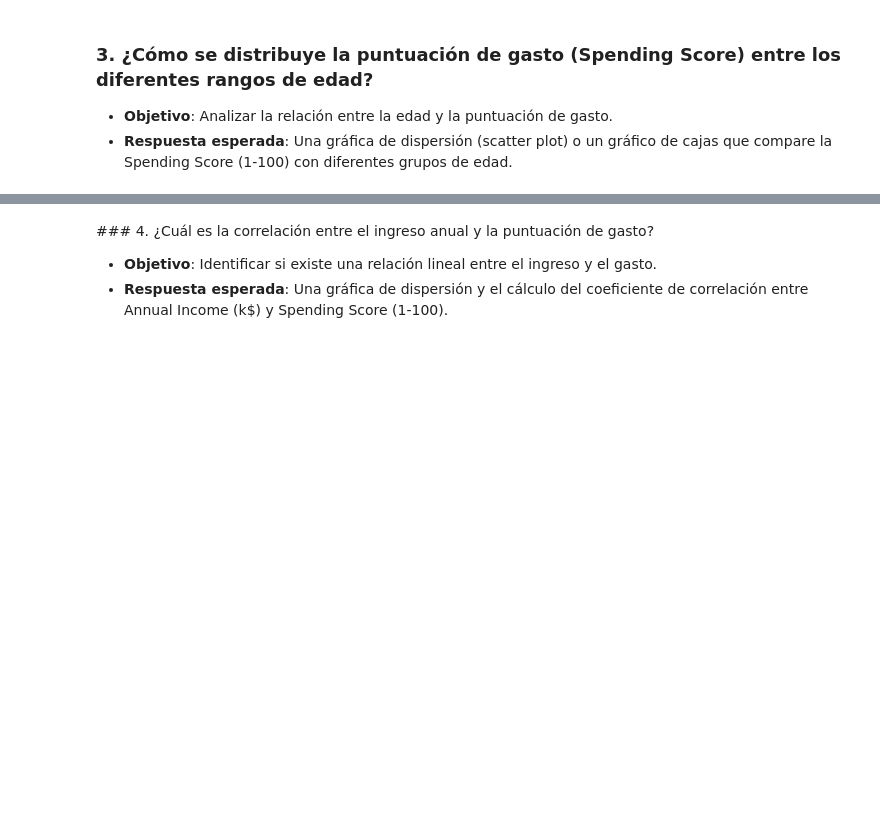
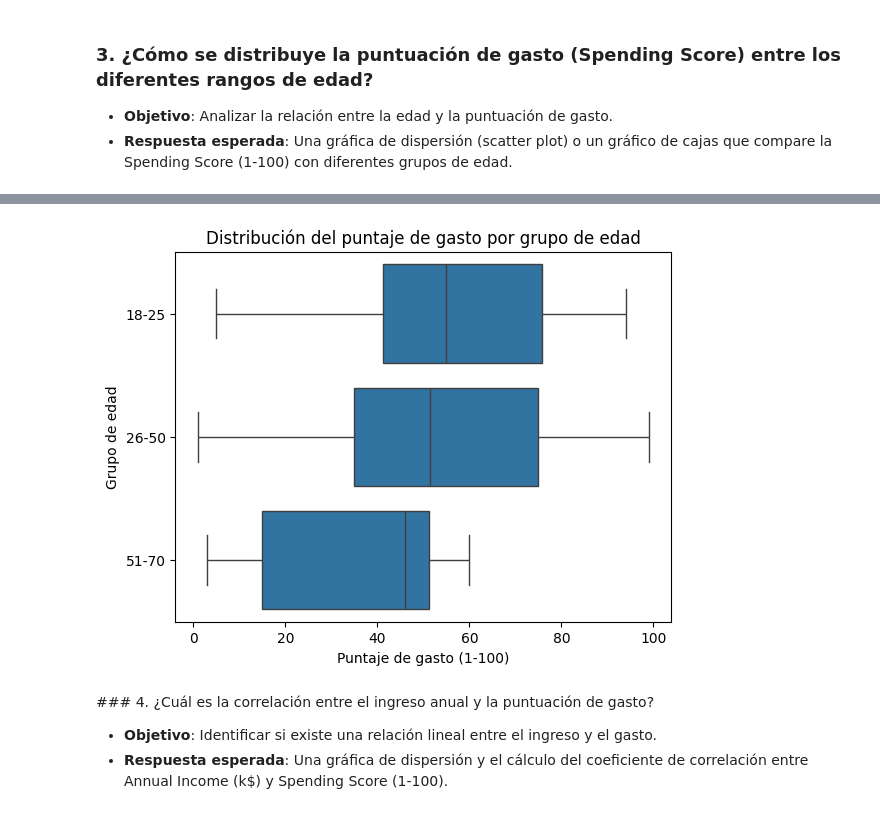
Before and after one commit to alfredo2501198/aprendizaje_no_supervizado, a Jupyter notebook: 1_EDA.ipynb, the cells around one changed output, grey strips where cells are left out. Saved outputs shown, nothing was run; the diff lists cells and outputs as text; code cells hidden in the pictures; blank space fills up the shorter version.

```diff
--- a/1_EDA.ipynb
+++ b/1_EDA.ipynb
@@ -43,3 +90,14 @@ plt.show()
+# %%
+sns.boxplot(data=df,
+            x='Spending Score (1-100)',
+            y='Age Group'
+)
+plt.title('Distribución del puntaje de gasto por grupo de edad')
+plt.xlabel('Puntaje de gasto (1-100)')
+plt.ylabel('Grupo de edad')
+plt.show()
+# %% [output]
+[figure, added]
 # %% [markdown]
 ### 4. ¿Cuál es la correlación entre el ingreso anual y la puntuación de gasto?
 - **Objetivo**: Identificar si existe una relación lineal entre el ingreso y el gasto.
```
Also changed, not shown: parts of 21 cells of this notebook, 1 other file.
